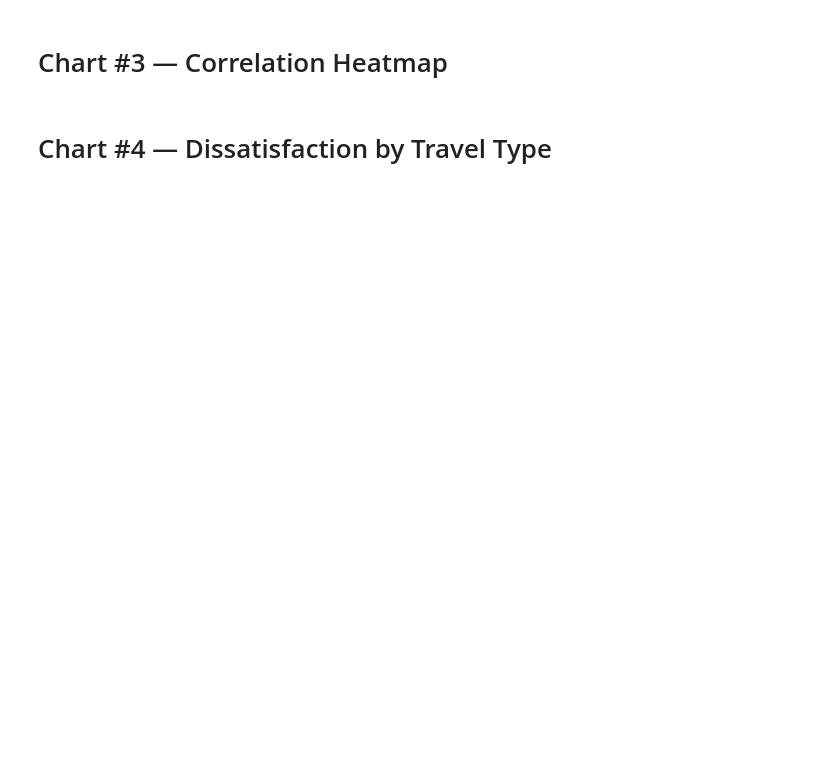
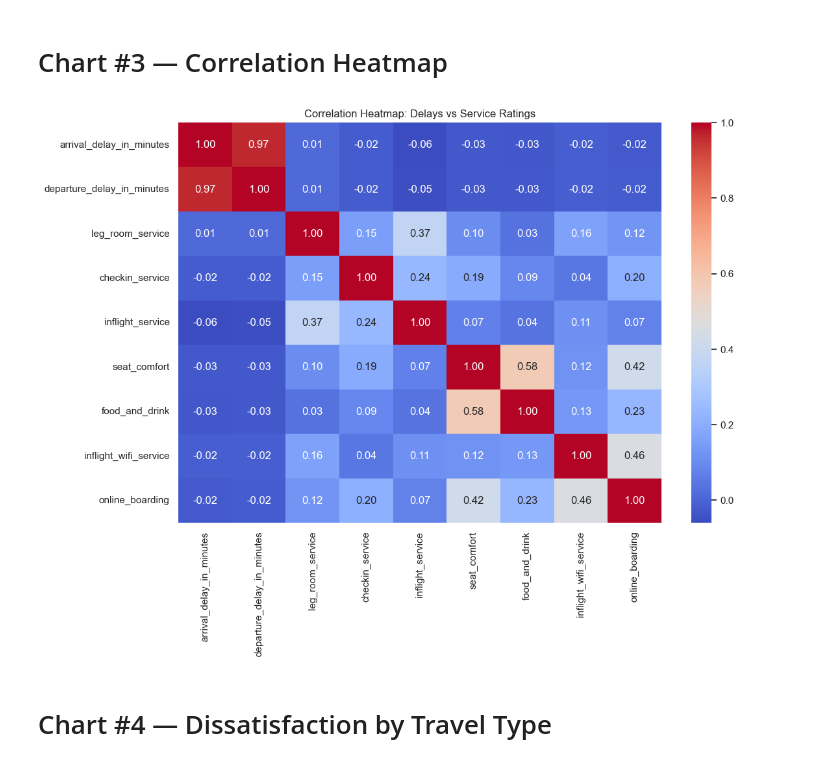
Before and after one commit to Jaylundharris/Airline-Customer-Engagement-Loyalty-Project, a Jupyter notebook: notebooks/06_visualizations_dashboard_exports.ipynb, the cells around one changed output. Drawn from its saved outputs; the diff is of its cells as text; code cells hidden in the pictures; blank space fills up the shorter version.

```diff
--- a/notebooks/06_visualizations_dashboard_exports.ipynb
+++ b/notebooks/06_visualizations_dashboard_exports.ipynb
@@ -71,15 +96,17 @@ plt.show()
 # %%
 plt.figure(figsize=(12,8))
 
 corr = all_customers_loyalty[
     ["arrival_delay_in_minutes", "departure_delay_in_minutes",
      "leg_room_service", "checkin_service", "inflight_service",
-     "seat_comfort", "food_and_drink", "wifi_services", "online_boarding"]
+     "seat_comfort", "food_and_drink", "inflight_wifi_service", "online_boarding"]
 ].corr()
 
 sns.heatmap(corr, annot=True, cmap="coolwarm", fmt=".2f")
 plt.title("Correlation Heatmap: Delays vs Service Ratings")
 plt.show()
+# %% [output]
+[figure, added]
 # %% [markdown]
 # Chart #4 — Dissatisfaction by Travel Type
 # %%
```
Also changed, not shown: parts of 8 cells of this notebook, 1 other file.
